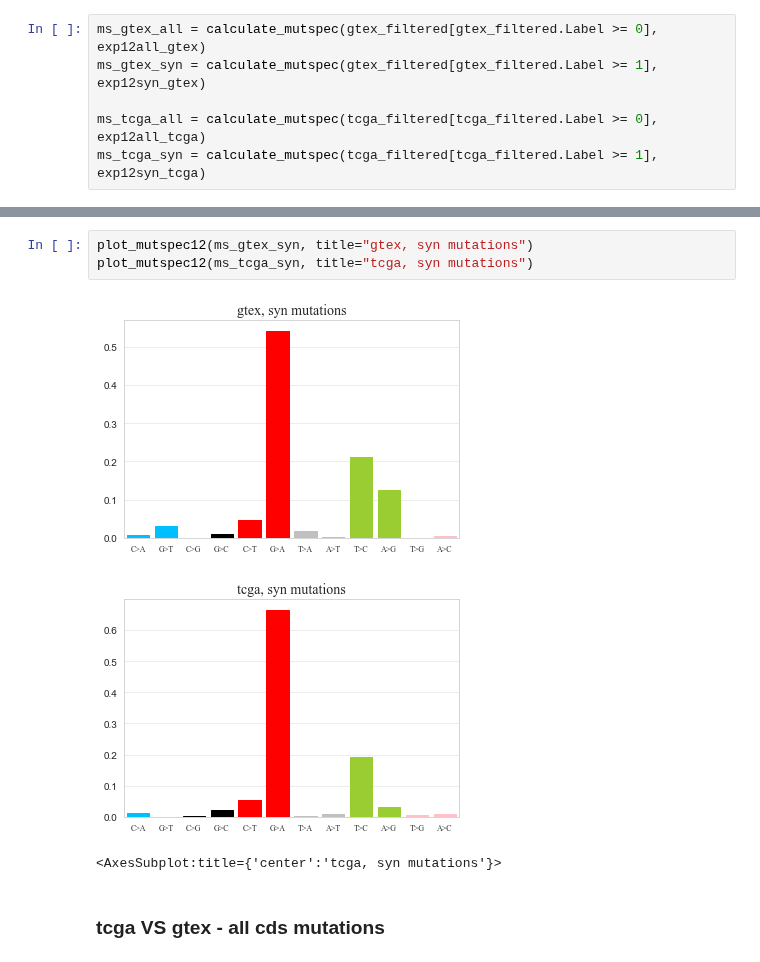
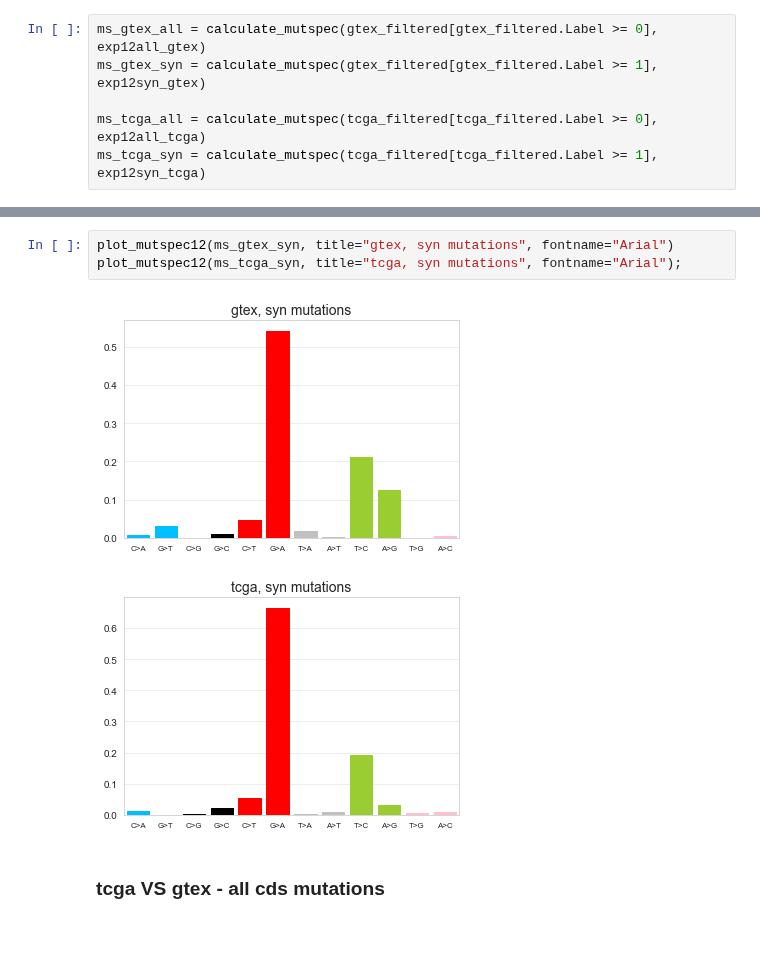
Before and after one commit to mitoclub/mtdnaMutSpecOfCancers, a Jupyter notebook: notebooks/stem_workers.ipynb, the cells around one changed output, grey strips where cells are left out. Cells and saved outputs as stored; diff of their text form; blank space fills up the shorter version.

```diff
--- a/notebooks/stem_workers.ipynb
+++ b/notebooks/stem_workers.ipynb
@@ -203,10 +179,9 @@ findfont: Font family ['Times New Roman'] not found. Falling back to DejaVu Sans
 # %%
-plot_mutspec12(ms_gtex_syn, title="gtex, syn mutations")
-plot_mutspec12(ms_tcga_syn, title="tcga, syn mutations")
+plot_mutspec12(ms_gtex_syn, title="gtex, syn mutations", fontname="Arial")
+plot_mutspec12(ms_tcga_syn, title="tcga, syn mutations", fontname="Arial");
 # %% [output]
-[figure, old version]
+[figure, new version]
-[figure, old version]
+[figure, new version]
-<AxesSubplot:title={'center':'tcga, syn mutations'}>
 # %% [markdown]
 ### tcga VS gtex - all cds mutations
 # %%
```
Also changed, not shown: parts of 8 cells of this notebook, 2 other files.
